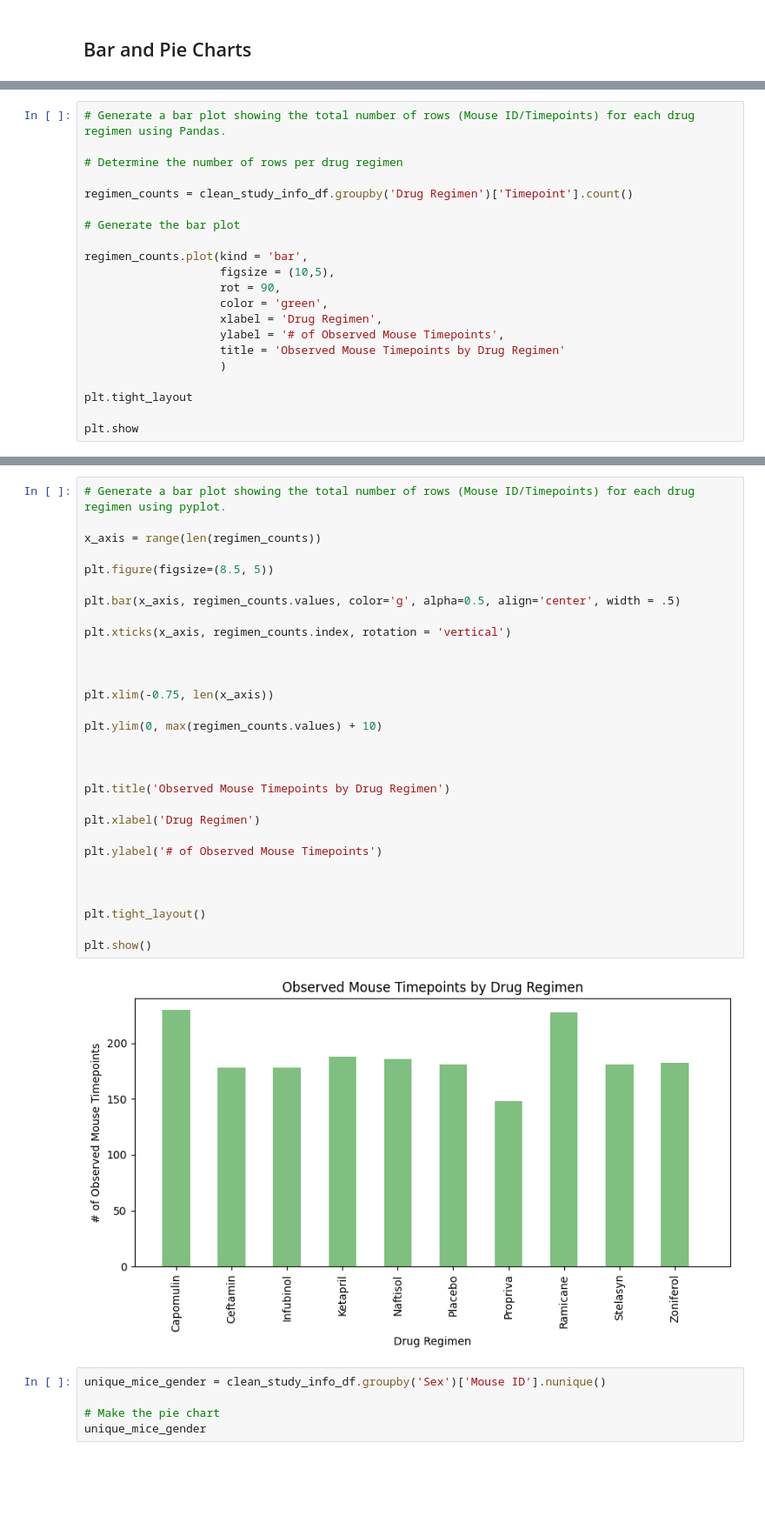
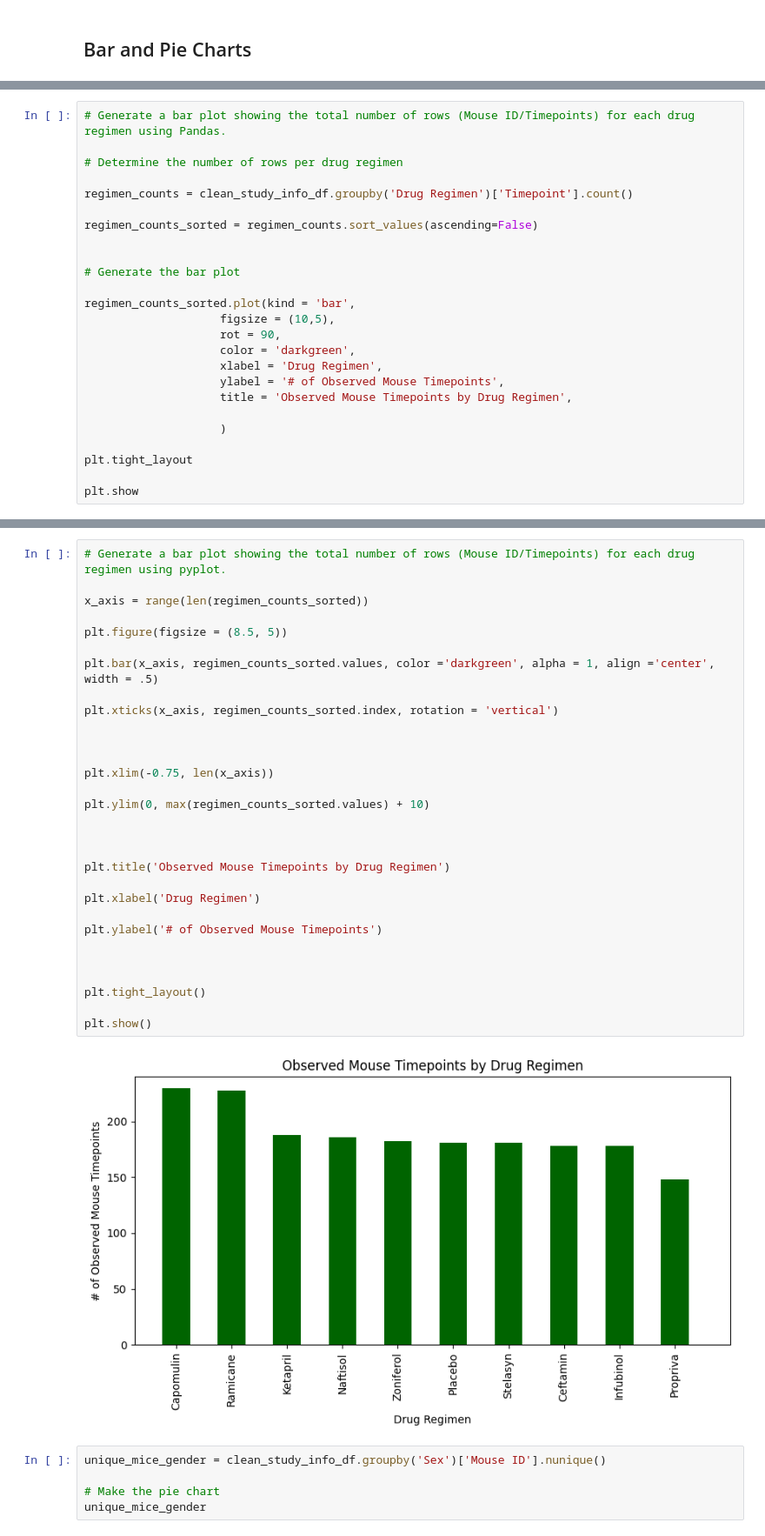
Before and after one commit to arkhanks/Pymaceuticals_Challenge_5, a Jupyter notebook: pymaceuticals_code.ipynb, the cells around one changed output, grey strips where cells are left out. Shown at 87% size. Cells and saved outputs as stored; diff of their text form; blank space fills up the shorter version.

```diff
--- a/pymaceuticals_code.ipynb
+++ b/pymaceuticals_code.ipynb
@@ -227,15 +210,19 @@ Name: Timepoint, dtype: int64
 
 regimen_counts = clean_study_info_df.groupby('Drug Regimen')['Timepoint'].count()
 
+regimen_counts_sorted = regimen_counts.sort_values(ascending=False)
+
+
 # Generate the bar plot
 
-regimen_counts.plot(kind = 'bar',
+regimen_counts_sorted.plot(kind = 'bar',
                     figsize = (10,5),
                     rot = 90,
-                    color = 'green',
+                    color = 'darkgreen',
                     xlabel = 'Drug Regimen',
                     ylabel = '# of Observed Mouse Timepoints',
-                    title = 'Observed Mouse Timepoints by Drug Regimen'
+                    title = 'Observed Mouse Timepoints by Drug Regimen',
+
                     )
 
 plt.tight_layout
@@ -247,35 +234,35 @@ plt.show
 # %%
 # Generate a bar plot showing the total number of rows (Mouse ID/Timepoints) for each drug regimen using pyplot.
 
-x_axis = range(len(regimen_counts))
+x_axis = range(len(regimen_counts_sorted))
 
-plt.figure(figsize=(8.5, 5))
+plt.figure(figsize = (8.5, 5))
 
-plt.bar(x_axis, regimen_counts.values, color='g', alpha=0.5, align='center', width = .5)
+plt.bar(x_axis, regimen_counts_sorted.values, color ='darkgreen', alpha = 1, align ='center', width = .5)
 
-plt.xticks(x_axis, regimen_counts.index, rotation = 'vertical')
+plt.xticks(x_axis, regimen_counts_sorted.index, rotation = 'vertical')
 
 
 
 plt.xlim(-0.75, len(x_axis))
 
-plt.ylim(0, max(regimen_counts.values) + 10)
+plt.ylim(0, max(regimen_counts_sorted.values) + 10)
 
 
 
 plt.title('Observed Mouse Timepoints by Drug Regimen')
 
 plt.xlabel('Drug Regimen')
 
 plt.ylabel('# of Observed Mouse Timepoints')
 
 
 
 plt.tight_layout()
 
 plt.show()
 # %% [output]
-[figure, old version]
+[figure, new version]
 # %%
 unique_mice_gender = clean_study_info_df.groupby('Sex')['Mouse ID'].nunique()
 
```
Also changed, not shown: parts of 11 cells of this notebook, 2 other files.
